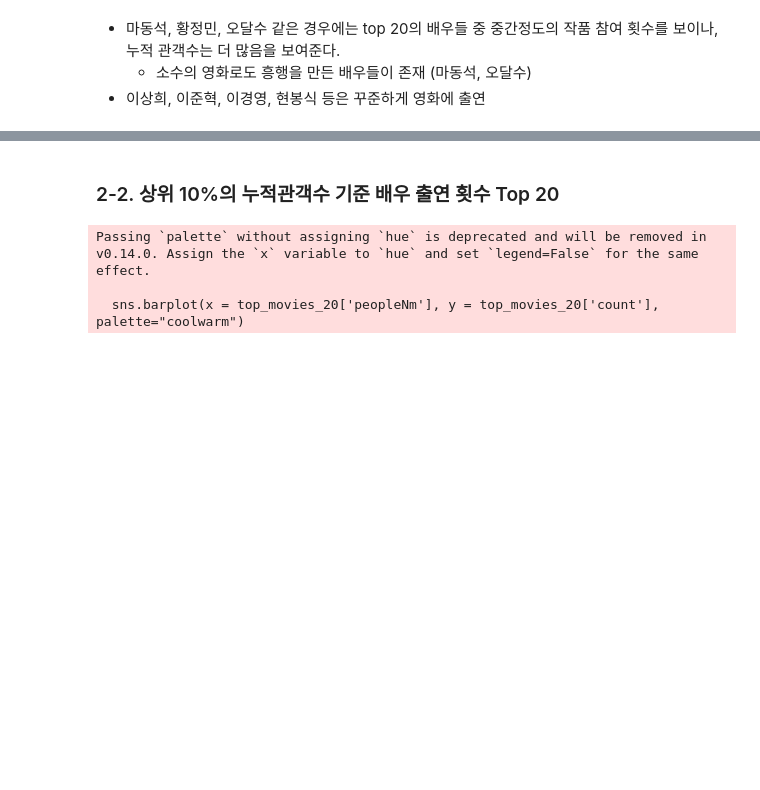
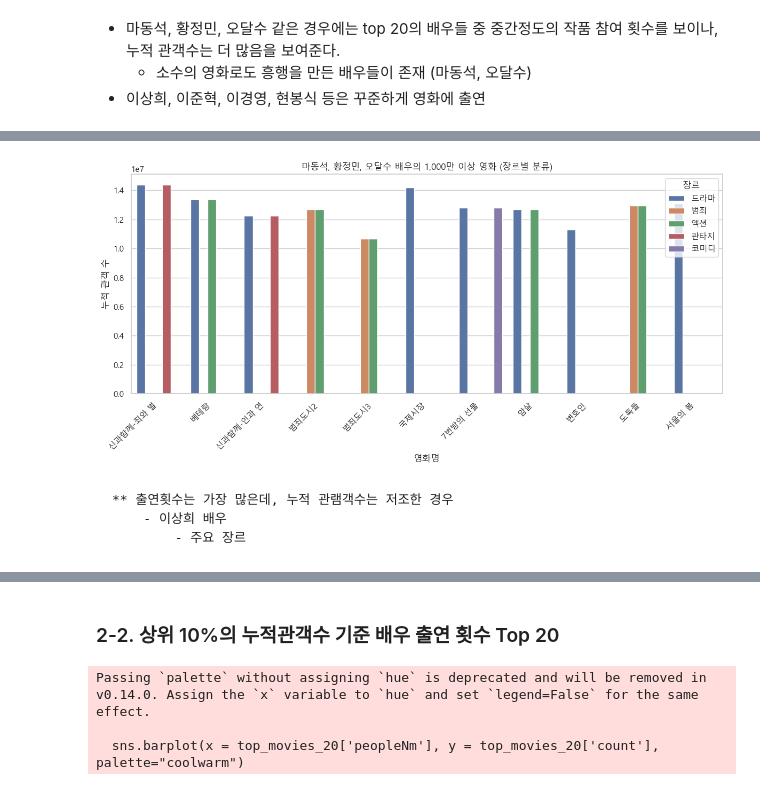
Before and after one commit to nagasss/MySpace, a Jupyter notebook: Project/Movie/machin_project_final.ipynb, the cells around one changed output, grey strips where cells are left out. Saved outputs shown, nothing was run; the diff lists cells and outputs as text; code cells hidden in the pictures; blank space fills up the shorter version.

````diff
--- a/Project/Movie/machin_project_final.ipynb
+++ b/Project/Movie/machin_project_final.ipynb
@@ -290,0 +375,27 @@ plt.show()
+# %%
+movienm_summary = top3_actors.groupby(['genreNm', 'movieNm', 'peopleNm'])['audiAcc'].sum().reset_index()
+movienm_summary = movienm_summary.sort_values(['peopleNm', 'genreNm', 'audiAcc'], ascending=[True, True, False])
+# %%
+# 1000만 이상 필터링
+top_over10m = movienm_summary[
+        (movienm_summary['audiAcc'] >= 10000000)
+]
+# %%
+plt.figure(figsize=(12, 6))
+sns.barplot(data=top_over10m, x='movieNm', y='audiAcc', hue='genreNm', palette="deep")
+
+plt.title("마동석, 황정민, 오달수 배우의 1,000만 이상 영화 (장르별 분류)")
+plt.xlabel("영화명")
+plt.ylabel("누적 관객 수")
+plt.xticks(rotation=45, ha='right')
+plt.legend(title='장르')
+plt.tight_layout()
+plt.show()
+# %% [output]
+[figure, added]
+# %% [markdown]
+```python
+** 출연횟수는 가장 많은데, 누적 관램객수는 저조한 경우
+    - 이상희 배우
+        - 주요 장르
+```
````
Also changed, not shown: parts of 26 cells of this notebook.
